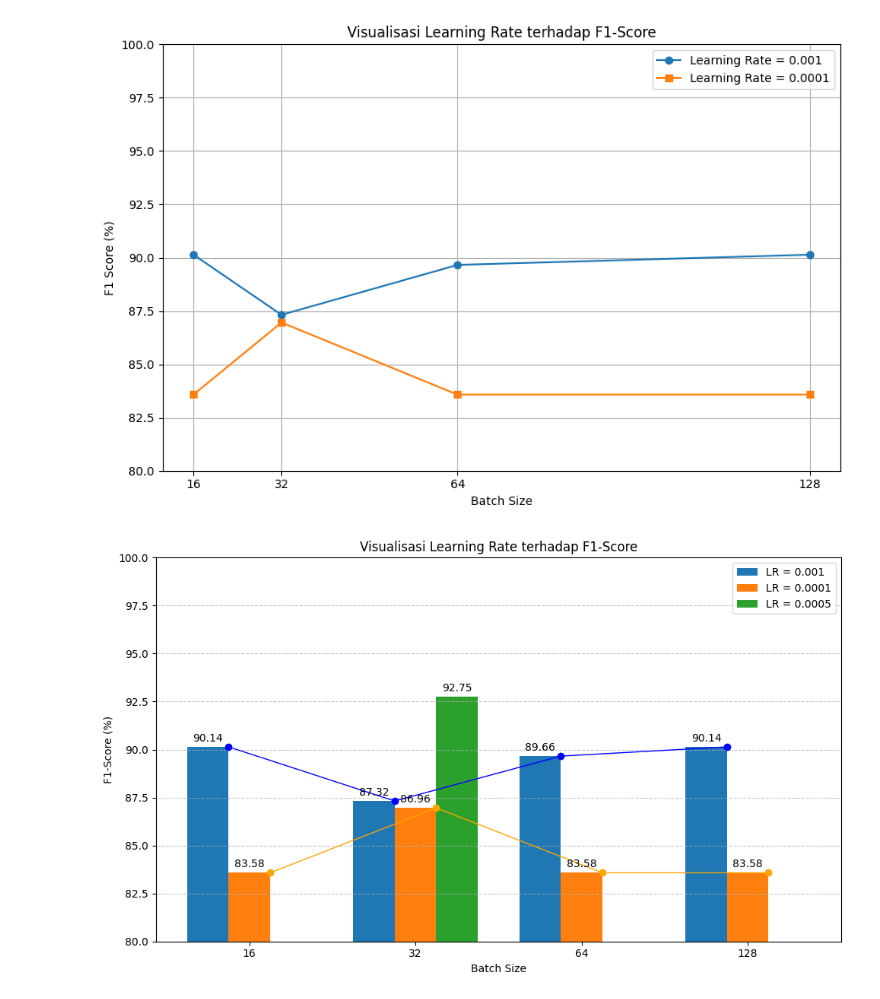
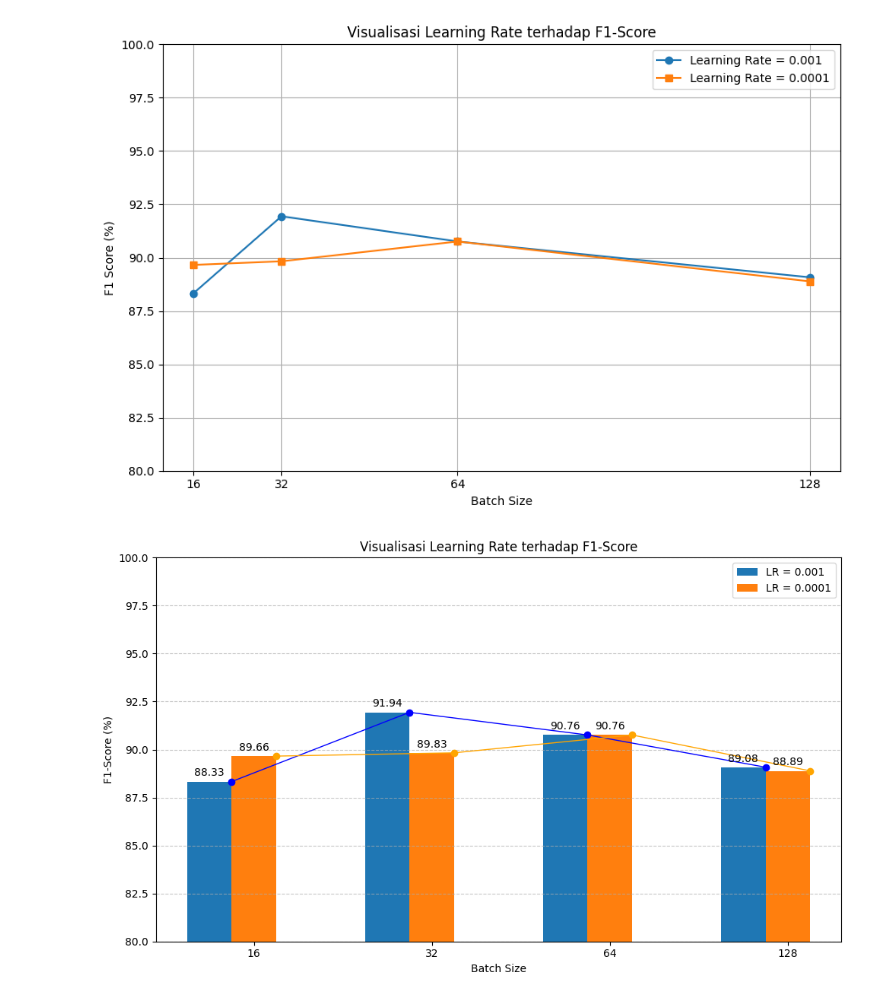
Before and after one commit to baniadamtampubolon/depression-detection-cnn1d, a Jupyter notebook: notebook-files/data-visual.ipynb, the cells around one changed output. Drawn from its saved outputs; the diff is of its cells as text; code cells hidden in the pictures.

```diff
--- a/notebook-files/data-visual.ipynb
+++ b/notebook-files/data-visual.ipynb
@@ -4,9 +4,9 @@ import numpy as np
 
 # Data
 batch_sizes = [16, 32, 64, 128]
-f1_lr_0001 = [90.14, 87.32, 89.66, 90.14]
-f1_lr_00001 = [83.58, 86.96, 83.58, 83.58]
-f1_lr_00005 = [0, 92.75, 0, 0]
+f1_lr_0001 = [88.33, 91.94, 90.76, 89.08]
+f1_lr_00001 = [89.66, 89.83, 90.76, 88.89]
+
 
 # Bar width
 bar_width = 0.25
@@ -17,10 +17,10 @@ fig, ax = plt.subplots(figsize=(10, 6))
 
 bar_1 = ax.bar(index, f1_lr_0001, bar_width, label='LR = 0.001')
 bar_2 = ax.bar(index + bar_width, f1_lr_00001, bar_width, label='LR = 0.0001')
-bar_3 = ax.bar(index + 2*bar_width, f1_lr_00005, bar_width, label='LR = 0.0005')
+
 
 # Add annotations
-for bars in [bar_1, bar_2, bar_3]:
+for bars in [bar_1, bar_2]:
     for bar in bars:
         height = bar.get_height()
         if height > 0:
@@ -82,8 +80,8 @@ import matplotlib.pyplot as plt
 
 # Data percobaan
 batch_sizes = [16, 32, 64, 128]
-f1_lr_0001 = [90.14, 87.32, 89.66, 90.14]    # learning rate 0.001
-f1_lr_00001 = [83.58, 86.96, 83.58, 83.58]   # learning rate 0.0001
+f1_lr_0001 = [88.33, 91.94, 90.76, 89.08]
+f1_lr_00001 = [89.66, 89.83, 90.76, 88.89]  # learning rate 0.0001
 
 plt.figure(figsize=(9, 6))
 plt.plot(batch_sizes, f1_lr_0001, marker='o', label='Learning Rate = 0.001')
@@ -99,16 +97,15 @@ plt.legend()
 plt.tight_layout()
 plt.show()
 # %% [output]
-[figure, old version]
+[figure, new version]
 # %%
 import matplotlib.pyplot as plt
 import numpy as np
 
 # Data
 batch_sizes = [16, 32, 64, 128]
-f1_lr_0001 = [90.14, 87.32, 89.66, 90.14]
-f1_lr_00001 = [83.58, 86.96, 83.58, 83.58]
-f1_lr_00005 = [0, 92.75, 0, 0]
+f1_lr_0001 = [88.33, 91.94, 90.76, 89.08]
+f1_lr_00001 = [89.66, 89.83, 90.76, 88.89]
 
 # Bar width
 bar_width = 0.25
@@ -120,38 +117,37 @@ fig, ax = plt.subplots(figsize=(10, 6))
 # Bar plots
 bar_1 = ax.bar(index, f1_lr_0001, bar_width, label='LR = 0.001')
 bar_2 = ax.bar(index + bar_width, f1_lr_00001, bar_width, label='LR = 0.0001')
-bar_3 = ax.bar(index + 2 * bar_width, f1_lr_00005, bar_width, label='LR = 0.0005')
 
 # Line plots on top of bars
 ax.plot(index + bar_width / 2, f1_lr_0001, color='blue', marker='o', linestyle='-', linewidth=1)
 ax.plot(index + bar_width * 1.5, f1_lr_00001, color='orange', marker='o', linestyle='-', linewidth=1)
 
 
 # Add annotations
-for bars in [bar_1, bar_2, bar_3]:
+for bars in [bar_1, bar_2]:
     for bar in bars:
         height = bar.get_height()
         if height > 0:
             ax.annotate(f'{height:.2f}',
                         xy=(bar.get_x() + bar.get_width() / 2, height),
                         xytext=(0, 3),
                         textcoords='offset points',
                         ha='center', va='bottom')
 
 # Labels and formatting
 ax.set_xlabel('Batch Size')
 ax.set_ylabel('F1-Score (%)')
 ax.set_title('Visualisasi Learning Rate terhadap F1-Score')
 ax.set_xticks(index + bar_width)
 ax.set_xticklabels(batch_sizes)
 ax.set_ylim(80, 100)
 ax.legend()
 ax.grid(axis='y', linestyle='--', alpha=0.7)
 
 plt.tight_layout()
 plt.show()
 # %% [output]
-[figure, old version]
+[figure, new version]
 # %%
 import matplotlib.pyplot as plt
 
```
Also changed, not shown: parts of 3 cells of this notebook, 49 other files.
